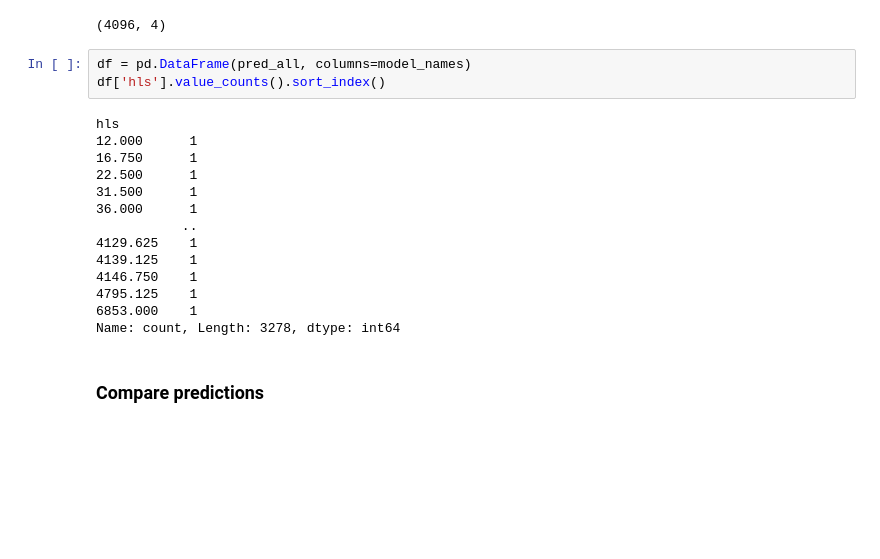
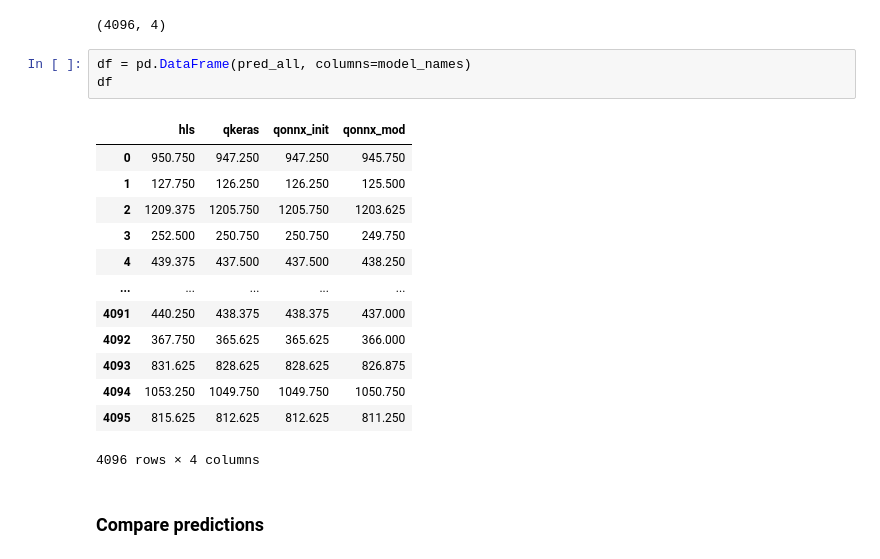
Before and after one commit to pawelsajdak/project_CERN, a Jupyter notebook: book5.ipynb, the cells around one changed output. Saved outputs shown, nothing was run; the diff lists cells and outputs as text; blank space fills up the shorter version.

```diff
--- a/book5.ipynb
+++ b/book5.ipynb
@@ -28,21 +28,21 @@ pred_all.shape
 (4096, 4)
 # %%
 df = pd.DataFrame(pred_all, columns=model_names)
-df['hls'].value_counts().sort_index()
+df
 # %% [output]
+|  | hls | qkeras | qonnx_init | qonnx_mod |
+| 0 | 950.750 | 947.250 | 947.250 | 945.750 |
+| 1 | 127.750 | 126.250 | 126.250 | 125.500 |
+| 2 | 1209.375 | 1205.750 | 1205.750 | 1203.625 |
+| 3 | 252.500 | 250.750 | 250.750 | 249.750 |
+| 4 | 439.375 | 437.500 | 437.500 | 438.250 |
+| ... | ... | ... | ... | ... |
+| 4091 | 440.250 | 438.375 | 438.375 | 437.000 |
+| 4092 | 367.750 | 365.625 | 365.625 | 366.000 |
+| 4093 | 831.625 | 828.625 | 828.625 | 826.875 |
+| 4094 | 1053.250 | 1049.750 | 1049.750 | 1050.750 |
+| 4095 | 815.625 | 812.625 | 812.625 | 811.250 |
-hls
-12.000      1
-16.750      1
-22.500      1
-31.500      1
-36.000      1
-           ..
-4129.625    1
-4139.125    1
-4146.750    1
-4795.125    1
-6853.000    1
-Name: count, Length: 3278, dtype: int64
+4096 rows × 4 columns
 # %% [markdown]
 ### Compare predictions
 # %%
```
Also changed, not shown: parts of 13 cells of this notebook, 6 other files.
